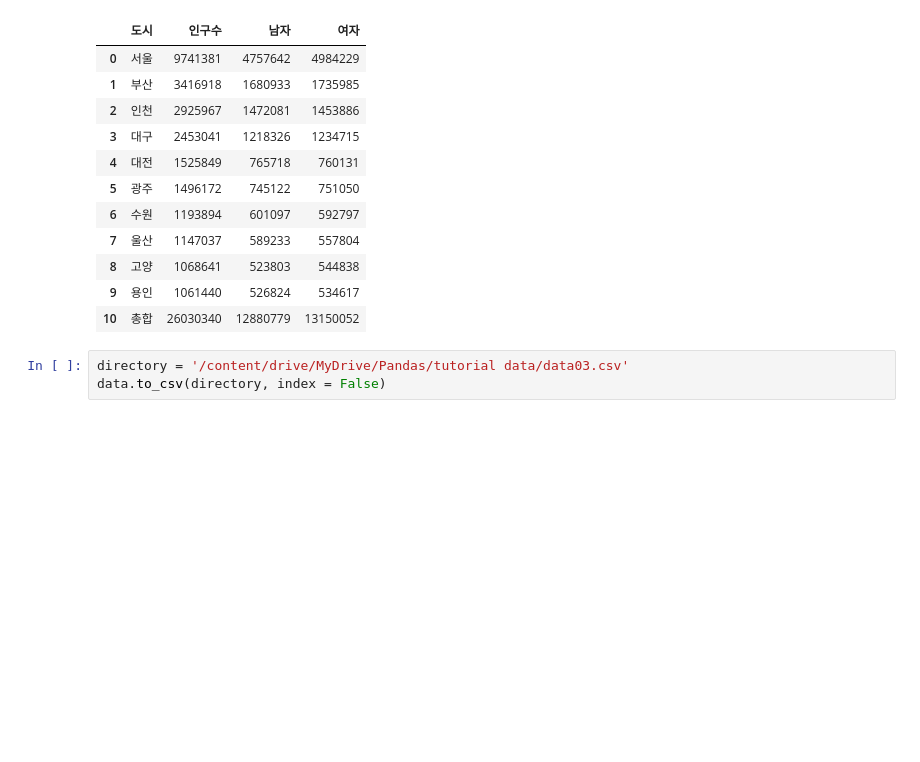
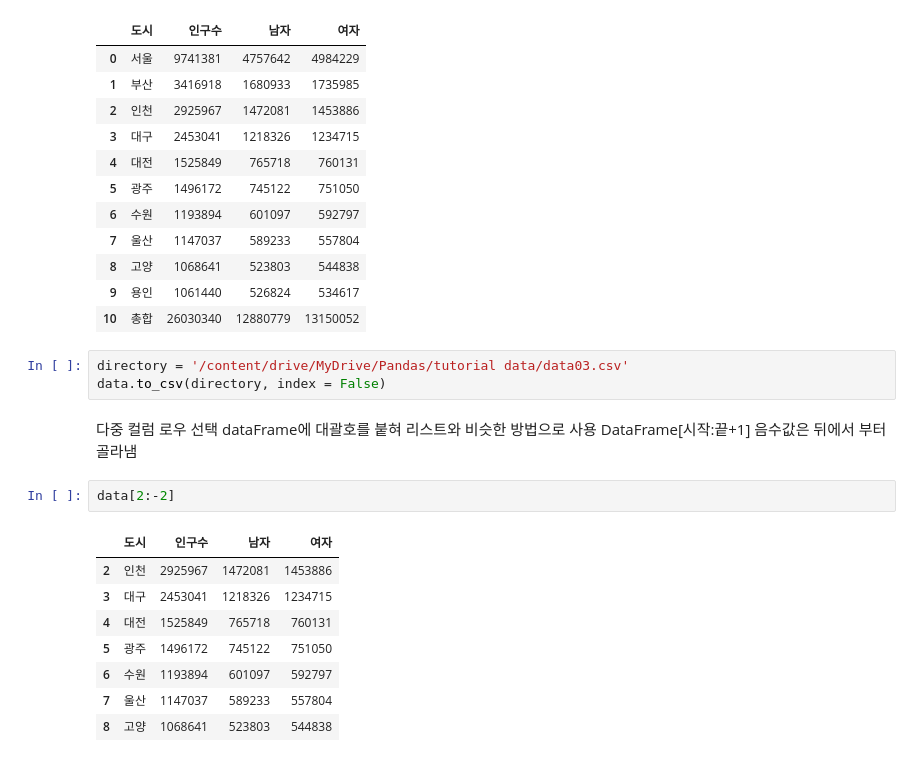
Before and after one commit to doublejone831/COLAB, a Jupyter notebook: practice1.ipynb, the cells around one changed output. Drawn from its saved outputs; the diff is of its cells as text; blank space fills up the shorter version.

```diff
--- a/practice1.ipynb
+++ b/practice1.ipynb
@@ -233,3 +233,19 @@ data
 # %%
 directory = '/content/drive/MyDrive/Pandas/tutorial data/data03.csv'
 data.to_csv(directory, index = False)
+# %% [markdown]
+다중 컬럼 로우 선택
+dataFrame에 대괄호를 붙혀 리스트와 비슷한 방법으로 사용
+DataFrame[시작:끝+1]
+음수값은 뒤에서 부터 골라냄
+# %%
+data[2:-2]
+# %% [output]
+|  | 도시 | 인구수 | 남자 | 여자 |
+| 2 | 인천 | 2925967 | 1472081 | 1453886 |
+| 3 | 대구 | 2453041 | 1218326 | 1234715 |
+| 4 | 대전 | 1525849 | 765718 | 760131 |
+| 5 | 광주 | 1496172 | 745122 | 751050 |
+| 6 | 수원 | 1193894 | 601097 | 592797 |
+| 7 | 울산 | 1147037 | 589233 | 557804 |
+| 8 | 고양 | 1068641 | 523803 | 544838 |
```
Also changed, not shown: parts of 8 cells of this notebook.
